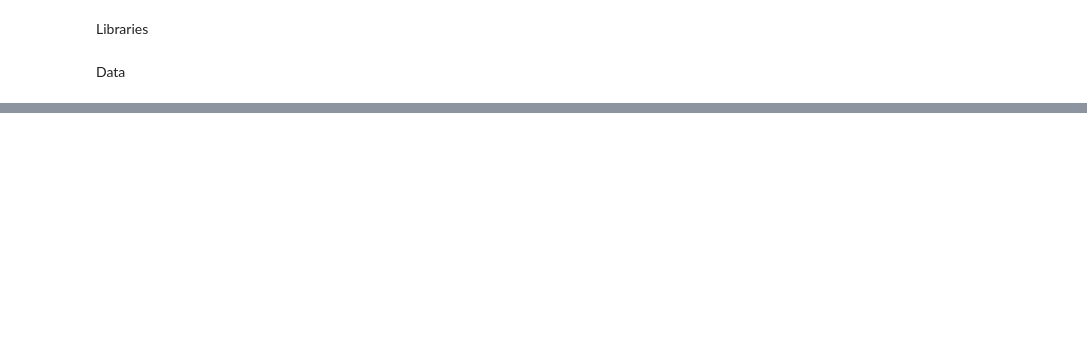
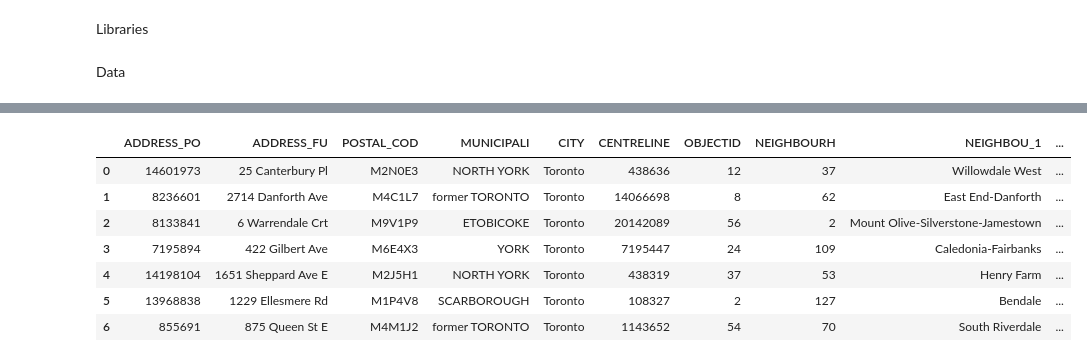
Before and after one commit to cghr-toronto/msa-2024-internship, a Jupyter notebook: experiments/basics.ipynb, the cells around one changed output, grey strips where cells are left out. Saved outputs shown, nothing was run; the diff lists cells and outputs as text; code cells hidden in the pictures; blank space fills up the shorter version.

```diff
--- a/experiments/basics.ipynb
+++ b/experiments/basics.ipynb
@@ -60,0 +28,8 @@ shelters_w_fmbd.head()
+# %%
+# sjoin_count function
+# Join shelters file into the waste file
+waste_with_shelters = waste.sjoin_nearest(shelters)
+# Count how many columns are from the shelters file
+shelters_c = waste_with_shelters.filter(shelters.columns).shape[1]
+# Displays the count of the columns from the shelters file
+shelters_c
@@ -60,0 +57,12 @@ shelters_w_fmbd.head()
+# %%
+# Display non-spatial data table results of the sjoin_count function
+waste_with_shelters.filter(shelters.columns)
+# %% [output]
+|  | ADDRESS_PO | ADDRESS_FU | POSTAL_COD | MUNICIPALI | CITY | CENTRELINE | OBJECTID | NEIGHBOURH | NEIGHBOU_1 | ... |
+| 0 | 14601973 | 25 Canterbury Pl | M2N0E3 | NORTH YORK | Toronto | 438636 | 12 | 37 | Willowdale West | ... |
+| 1 | 8236601 | 2714 Danforth Ave | M4C1L7 | former TORONTO | Toronto | 14066698 | 8 | 62 | East End-Danforth | ... |
+| 2 | 8133841 | 6 Warrendale Crt | M9V1P9 | ETOBICOKE | Toronto | 20142089 | 56 | 2 | Mount Olive-Silverstone-Jamestown | ... |
+| 3 | 7195894 | 422 Gilbert Ave | M6E4X3 | YORK | Toronto | 7195447 | 24 | 109 | Caledonia-Fairbanks | ... |
+| 4 | 14198104 | 1651 Sheppard Ave E | M2J5H1 | NORTH YORK | Toronto | 438319 | 37 | 53 | Henry Farm | ... |
+| 5 | 13968838 | 1229 Ellesmere Rd | M1P4V8 | SCARBOROUGH | Toronto | 108327 | 2 | 127 | Bendale | ... |
+| 6 | 855691 | 875 Queen St E | M4M1J2 | former TORONTO | Toronto | 1143652 | 54 | 70 | South Riverdale | ... |
```
Also changed, not shown: parts of 8 cells of this notebook, 1 other file.
